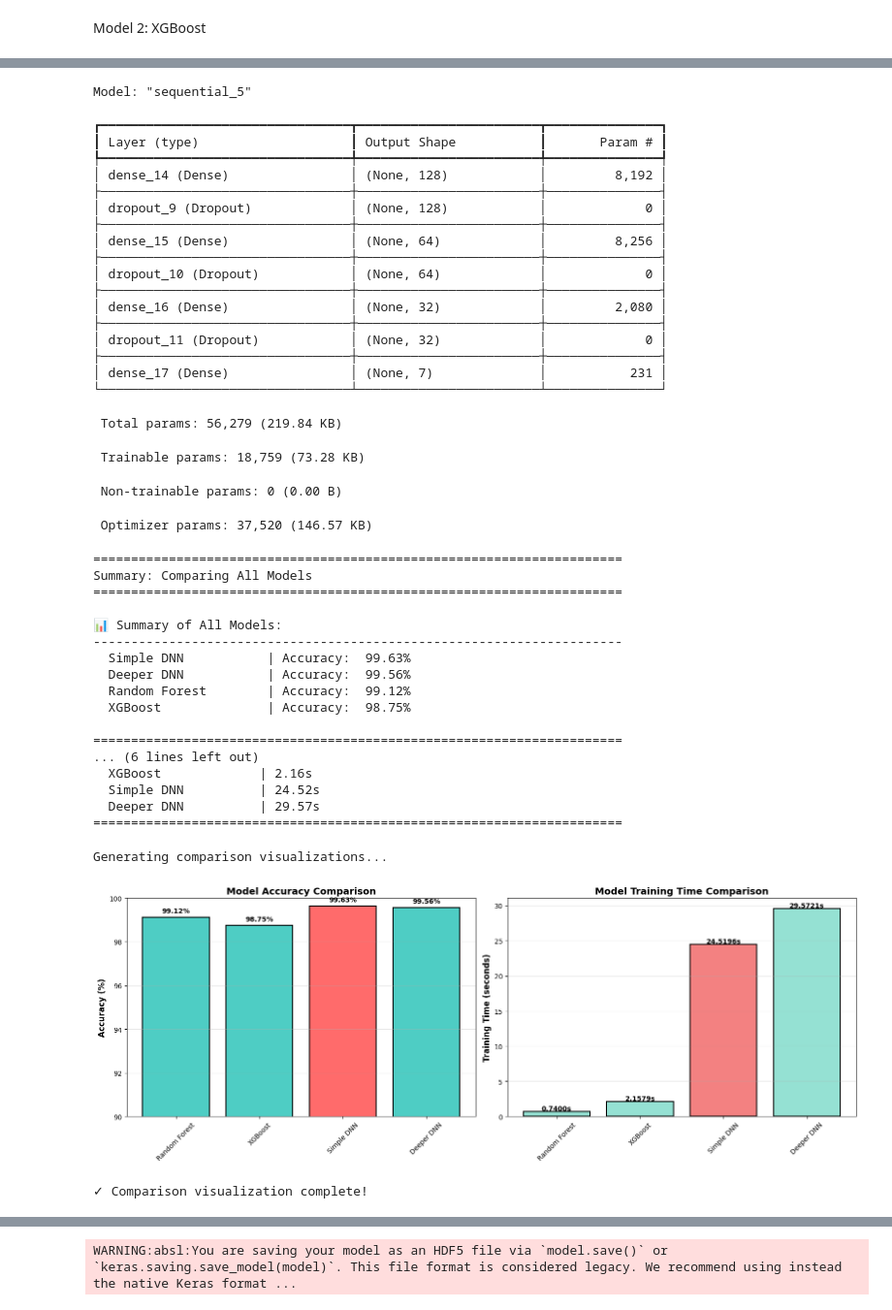
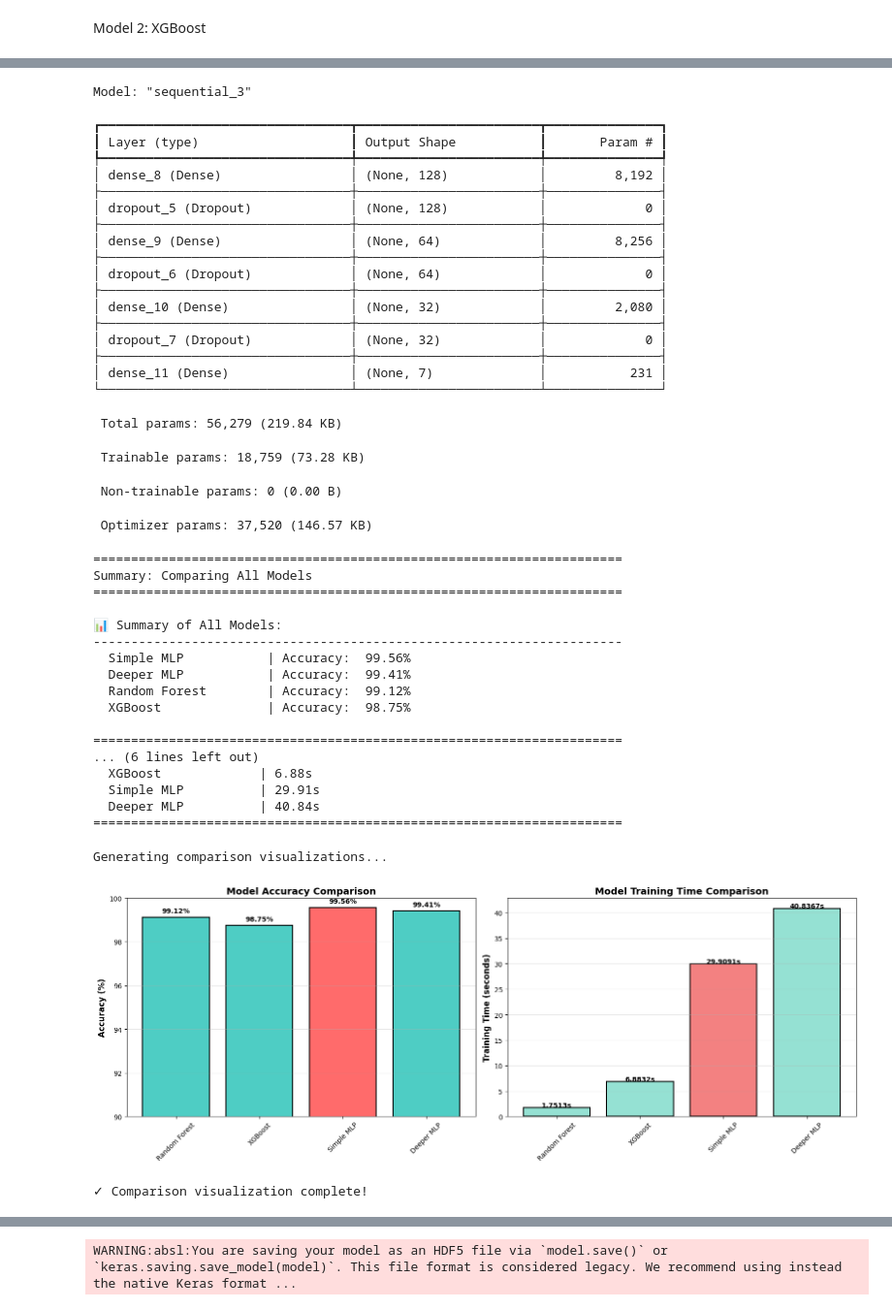
Before and after one commit to LaimengEung/mediapipe-hand-pose-recognition, a Jupyter notebook: training_model.ipynb, the cells around one changed output, grey strips where cells are left out. Shown at 97% size. Drawn from its saved outputs; the diff is of its cells as text; code cells hidden in the pictures.

Commit message:
Added Comparisons and Save figs

```diff
--- a/training_model.ipynb
+++ b/training_model.ipynb
@@ -35,7 +35,7 @@ tf.random.set_seed(42)
 - Features: 63 normalized hand landmark coordinates (21 joints x 3 dimensions)
 - Labels: 6 gesture classes (fist, index_finger, OK, open_palm, peace, thumb_up)
 # %%
-df = pd.read_csv('merged_dataset/merged_dataset_cleaned.csv')
+df = pd.read_csv('dataset/merged_dataset_cleaned.csv')
 
 X = df.iloc[:, :63].values     # All rows, first 63 columns (features)
 y = df.iloc[:, 63].values      # All rows, last (63) column (labels)
@@ -406,11 +408,11 @@ Model: "sequential_4"
  Optimizer params: 18,192 (71.07 KB)
 # %%
 print("="*70)
-print("Training Model 4: Deeper DNN (3 hidden layers)")
+print("Training Model 4: Deeper MLP (3 hidden layers)")
 print("="*70)
 
-# Build Deeper DNN
-deeper_dnn = models.Sequential([
+# Build Deeper MLP
+deeper_mlp = models.Sequential([
     layers.Input(shape=(63,)),
     layers.Dense(128, activation='relu'),
     layers.Dropout(0.3),
@@ -418,19 +420,19 @@ deeper_dnn = models.Sequential([
     layers.Dropout(0.2),
     layers.Dense(32, activation='relu'),
     layers.Dropout(0.2),
-    layers.Dense(7, activation='softmax')
+    layers.Dense(len(label_encoder.classes_), activation='softmax')
 ])
 
-deeper_dnn.compile(
+deeper_mlp.compile(
     optimizer=keras.optimizers.Adam(learning_rate=0.001),
     loss='sparse_categorical_crossentropy',
     metrics=['accuracy']
 )
 
-# Train Deeper DNN
-print("\nTraining Deeper DNN...")
+# Train Deeper MLP
+print("\nTraining Deeper MLP...")
 start_time = time.time()
-deeper_history = deeper_dnn.fit(
+deeper_history = deeper_mlp.fit(
     X_train, y_train,
     validation_data=(X_val, y_val),
     epochs=30,
@@ -445,10 +447,10 @@ deeper_history = deeper_dnn.fit(
     ]
 )
 deeper_training_time = time.time() - start_time
-print(f"✓ Deeper DNN trained in {deeper_training_time:.2f}s")
+print(f"✓ Deeper MLP trained in {deeper_training_time:.2f}s")
 
 # Evaluate on test set
-deeper_pred = np.argmax(deeper_dnn.predict(X_test, verbose=0), axis=1)
+deeper_pred = np.argmax(deeper_mlp.predict(X_test, verbose=0), axis=1)
 deeper_acc = accuracy_score(y_test, deeper_pred)
 print(f"✓ Test Accuracy: {deeper_acc*100:.2f}%")
 
@@ -464,24 +466,24 @@ Training Deeper DNN...
 ======================================================================
 # %%
-deeper_dnn.summary()
+deeper_mlp.summary()
 # %% [output]
-Model: "sequential_5"
+Model: "sequential_3"
 ┏━━━━━━━━━━━━━━━━━━━━━━━━━━━━━━━━━┳━━━━━━━━━━━━━━━━━━━━━━━━┳━━━━━━━━━━━━━━━┓
 ┃ Layer (type)                    ┃ Output Shape           ┃       Param # ┃
 ┡━━━━━━━━━━━━━━━━━━━━━━━━━━━━━━━━━╇━━━━━━━━━━━━━━━━━━━━━━━━╇━━━━━━━━━━━━━━━┩
-│ dense_14 (Dense)                │ (None, 128)            │         8,192 │
+│ dense_8 (Dense)                 │ (None, 128)            │         8,192 │
 ├─────────────────────────────────┼────────────────────────┼───────────────┤
-│ dropout_9 (Dropout)             │ (None, 128)            │             0 │
+│ dropout_5 (Dropout)             │ (None, 128)            │             0 │
 ├─────────────────────────────────┼────────────────────────┼───────────────┤
-│ dense_15 (Dense)                │ (None, 64)             │         8,256 │
+│ dense_9 (Dense)                 │ (None, 64)             │         8,256 │
 ├─────────────────────────────────┼────────────────────────┼───────────────┤
-│ dropout_10 (Dropout)            │ (None, 64)             │             0 │
+│ dropout_6 (Dropout)             │ (None, 64)             │             0 │
 ├─────────────────────────────────┼────────────────────────┼───────────────┤
-│ dense_16 (Dense)                │ (None, 32)             │         2,080 │
+│ dense_10 (Dense)                │ (None, 32)             │         2,080 │
 ├─────────────────────────────────┼────────────────────────┼───────────────┤
-│ dropout_11 (Dropout)            │ (None, 32)             │             0 │
+│ dropout_7 (Dropout)             │ (None, 32)             │             0 │
 ├─────────────────────────────────┼────────────────────────┼───────────────┤
-│ dense_17 (Dense)                │ (None, 7)              │           231 │
+│ dense_11 (Dense)                │ (None, 7)              │           231 │
 └─────────────────────────────────┴────────────────────────┴───────────────┘
  Total params: 56,279 (219.84 KB)
  Trainable params: 18,759 (73.28 KB)
@@ -496,8 +498,8 @@ print("="*70)
 model_performance = {
     'Random Forest': rf_acc,
     'XGBoost': xgb_acc,
-    'Simple DNN': simple_acc,
-    'Deeper DNN': deeper_acc
+    'Simple MLP': simple_acc,
+    'Deeper MLP': deeper_acc
 }
 
 # Find best model
@@ -517,8 +519,8 @@ print("\nTraining Speed Comparison:")
 print("-"*70)
 print(f"  Random Forest       | {rf_training_time:.2f}s")
 print(f"  XGBoost             | {xgb_training_time:.2f}s")
-print(f"  Simple DNN          | {simple_training_time:.2f}s")
-print(f"  Deeper DNN          | {deeper_training_time:.2f}s")
+print(f"  Simple MLP          | {simple_training_time:.2f}s")
+print(f"  Deeper MLP          | {deeper_training_time:.2f}s")
 print("="*70)
 # %% [output]
 ======================================================================
@@ -527,16 +529,16 @@ Summary: Comparing All Models
 
 📊 Summary of All Models:
 ----------------------------------------------------------------------
-  Simple DNN           | Accuracy:  99.63%
-  Deeper DNN           | Accuracy:  99.56%
+  Simple MLP           | Accuracy:  99.56%
+  Deeper MLP           | Accuracy:  99.41%
   Random Forest        | Accuracy:  99.12%
   XGBoost              | Accuracy:  98.75%
 
 ======================================================================
 ... (6 lines left out)
-  XGBoost             | 2.16s
-  Simple DNN          | 24.52s
-  Deeper DNN          | 29.57s
+  XGBoost             | 6.88s
+  Simple MLP          | 29.91s
+  Deeper MLP          | 40.84s
 ======================================================================
 # %%
 # Visualize model comparison
@@ -561,36 +563,37 @@ for i, (name, acc) in enumerate(zip(model_names, accuracies)):
 
 axes[0].tick_params(axis='x', rotation=45)
 
 # Chart 2: Training Time Comparison
 training_times = {
     'Random Forest': rf_training_time,
     'XGBoost': xgb_training_time,
-    'Simple DNN': simple_training_time,
-    'Deeper DNN': deeper_training_time
+    'Simple MLP': simple_training_time,
+    'Deeper MLP': deeper_training_time
 }
 
 time_names = list(training_times.keys())
 times = list(training_times.values())
 colors_time = ['#95E1D3', '#95E1D3', '#F38181', '#95E1D3']
 
 axes[1].bar(time_names, times, color=colors_time, edgecolor='black', linewidth=1.5)
 axes[1].set_ylabel('Training Time (seconds)', fontsize=12, fontweight='bold')
 axes[1].set_title('Model Training Time Comparison', fontsize=14, fontweight='bold')
 axes[1].grid(axis='y', alpha=0.3)
 
 # Add value labels
 for i, (name, t) in enumerate(zip(time_names, times)):
     axes[1].text(i, t + 0.01 if t < 0.5 else t + 0.1, f'{t:.4f}s', ha='center', fontweight='bold')
 
 axes[1].tick_params(axis='x', rotation=45)
 
 plt.tight_layout()
+plt.savefig('results/03_model_comparison.png', dpi=300, bbox_inches='tight')
 plt.show()
 
 print("✓ Comparison visualization complete!")
 # %% [output]
 Generating comparison visualizations...
-[figure, old version]
+[figure, new version]
 ✓ Comparison visualization complete!
 # %%
 # Plot training history
```
Also changed, not shown: parts of 12 cells of this notebook.
